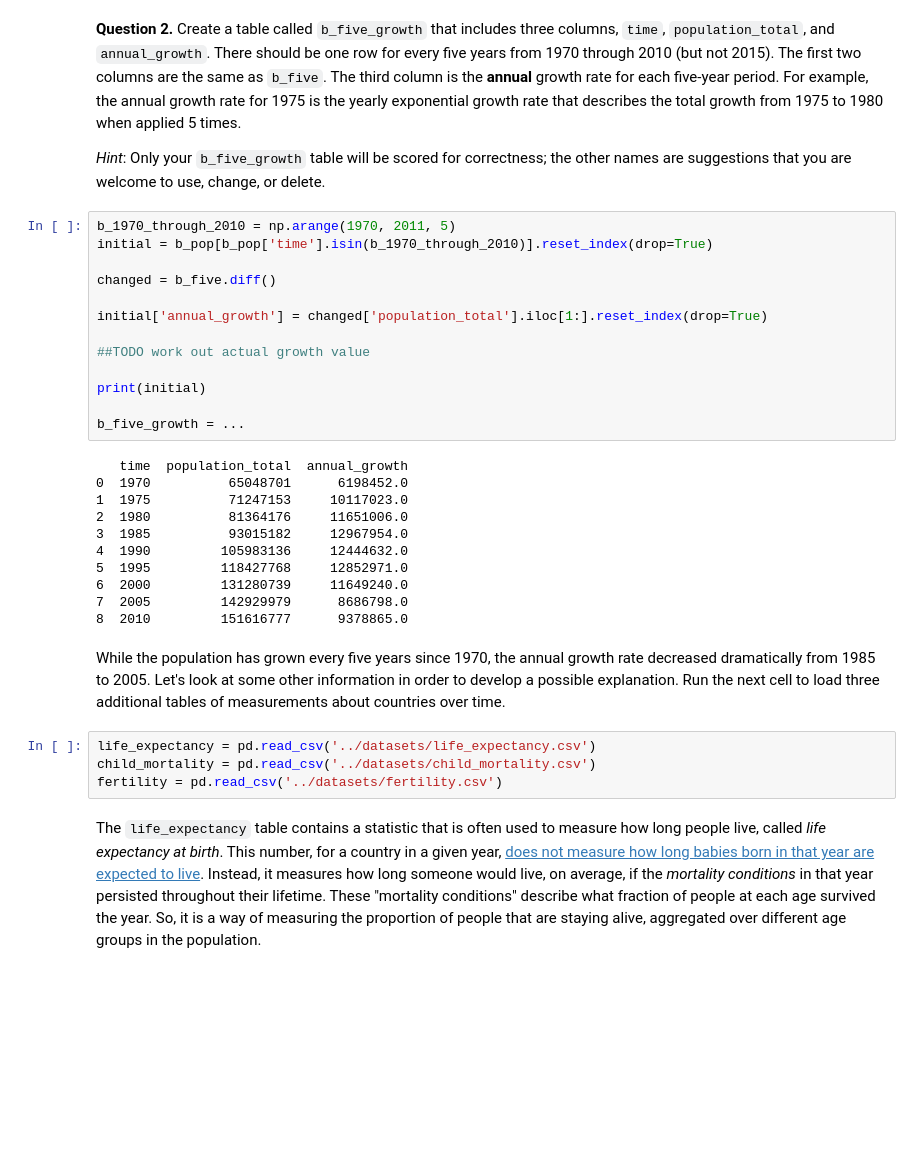
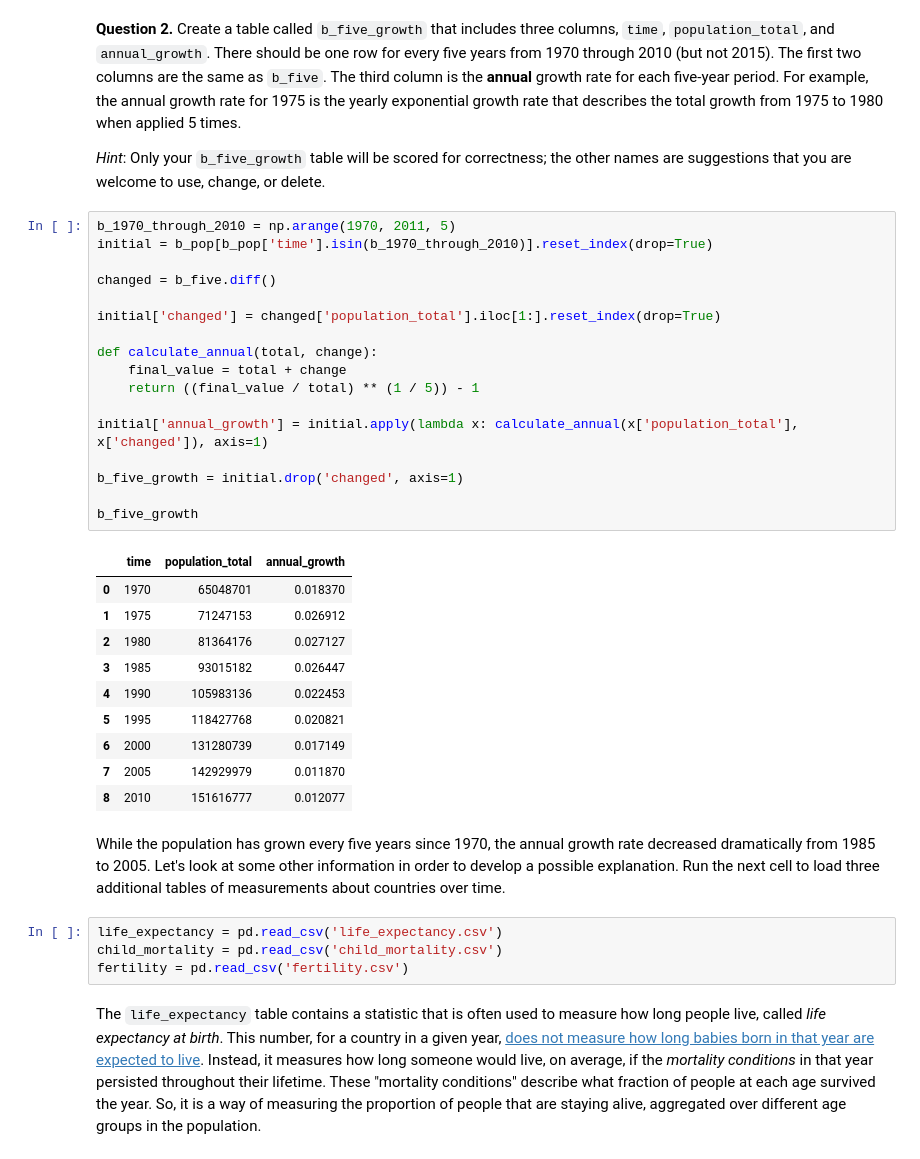
Before and after one commit to JoeFry15/ox-assignment-2, a Jupyter notebook: Second-Assignment.ipynb, the cells around one changed output. Cells and saved outputs as stored; diff of their text form; blank space fills up the shorter version.

```diff
--- a/Second-Assignment.ipynb
+++ b/Second-Assignment.ipynb
@@ -96,33 +96,37 @@ b_five
 # %%
 b_1970_through_2010 = np.arange(1970, 2011, 5)
 initial = b_pop[b_pop['time'].isin(b_1970_through_2010)].reset_index(drop=True)
 
 changed = b_five.diff()
 
-initial['annual_growth'] = changed['population_total'].iloc[1:].reset_index(drop=True)
+initial['changed'] = changed['population_total'].iloc[1:].reset_index(drop=True)
 
-##TODO work out actual growth value
+def calculate_annual(total, change):
+    final_value = total + change
+    return ((final_value / total) ** (1 / 5)) - 1
 
-print(initial)
+initial['annual_growth'] = initial.apply(lambda x: calculate_annual(x['population_total'], x['changed']), axis=1)
 
-b_five_growth = ...
+b_five_growth = initial.drop('changed', axis=1)
+
+b_five_growth
 # %% [output]
-   time  population_total  annual_growth
-0  1970          65048701      6198452.0
-1  1975          71247153     10117023.0
-2  1980          81364176     11651006.0
-3  1985          93015182     12967954.0
-4  1990         105983136     12444632.0
-5  1995         118427768     12852971.0
-6  2000         131280739     11649240.0
-7  2005         142929979      8686798.0
-8  2010         151616777      9378865.0
+|  | time | population_total | annual_growth |
+| 0 | 1970 | 65048701 | 0.018370 |
+| 1 | 1975 | 71247153 | 0.026912 |
+| 2 | 1980 | 81364176 | 0.027127 |
+| 3 | 1985 | 93015182 | 0.026447 |
+| 4 | 1990 | 105983136 | 0.022453 |
+| 5 | 1995 | 118427768 | 0.020821 |
+| 6 | 2000 | 131280739 | 0.017149 |
+| 7 | 2005 | 142929979 | 0.011870 |
+| 8 | 2010 | 151616777 | 0.012077 |
 # %% [markdown]
 While the population has grown every five years since 1970, the annual growth rate decreased dramatically from 1985 to 2005. Let's look at some other information in order to develop a possible explanation. Run the next cell to load three additional tables of measurements about countries over time.
 # %%
-life_expectancy = pd.read_csv('../datasets/life_expectancy.csv')
-child_mortality = pd.read_csv('../datasets/child_mortality.csv')
-fertility = pd.read_csv('../datasets/fertility.csv')
+life_expectancy = pd.read_csv('life_expectancy.csv')
+child_mortality = pd.read_csv('child_mortality.csv')
+fertility = pd.read_csv('fertility.csv')
 # %% [markdown]
 The `life_expectancy` table contains a statistic that is often used to measure how long people live, called *life expectancy at birth*. This number, for a country in a given year, [does not measure how long babies born in that year are expected to live](http://blogs.worldbank.org/opendata/what-does-life-expectancy-birth-really-mean). Instead, it measures how long someone would live, on average, if the *mortality conditions* in that year persisted throughout their lifetime. These "mortality conditions" describe what fraction of people at each age survived the year. So, it is a way of measuring the proportion of people that are staying alive, aggregated over different age groups in the population.
 # %% [markdown]
```
Also changed, not shown: parts of 2 cells of this notebook.
